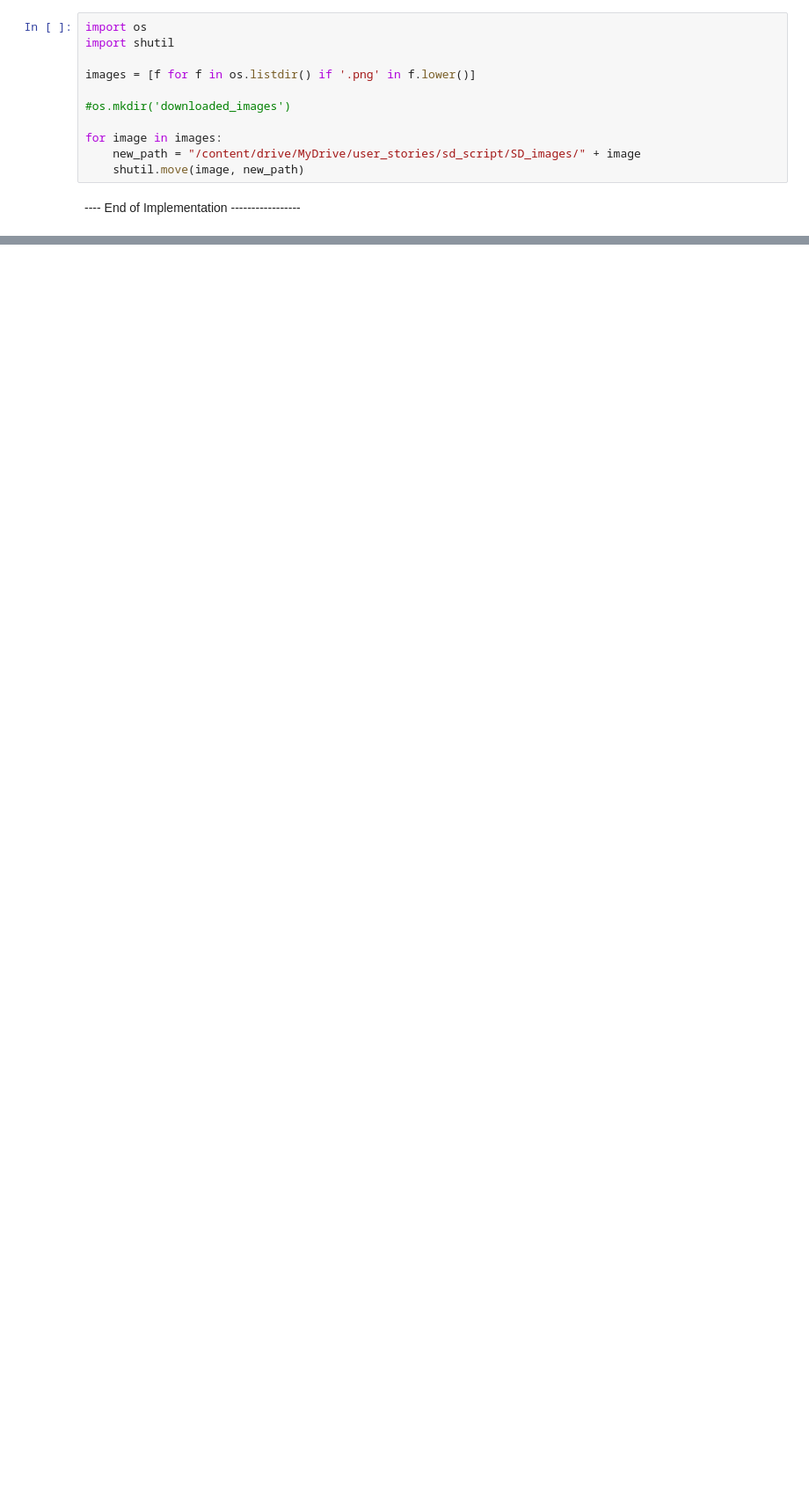
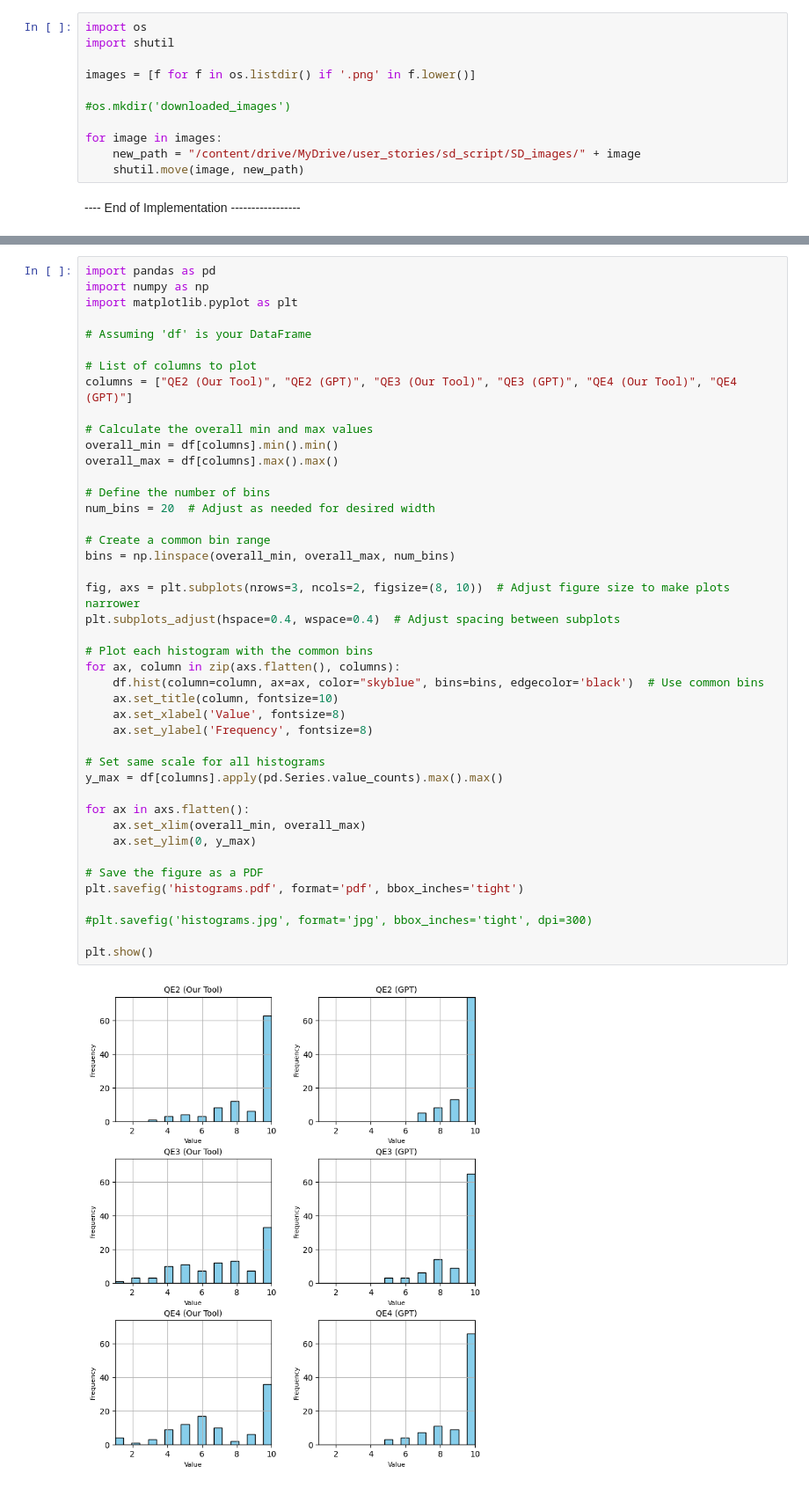
Before and after one commit to Jahan2021/From_User_Stories_to_SD, a Jupyter notebook: SD_from_US.ipynb, the cells around one changed output, grey strips where cells are left out. Shown at 88% size. Saved outputs shown, nothing was run; the diff lists cells and outputs as text; blank space fills up the shorter version.

```diff
--- a/SD_from_US.ipynb
+++ b/SD_from_US.ipynb
@@ -452,0 +541,45 @@ for image in images:
+# %%
+import pandas as pd
+import numpy as np
+import matplotlib.pyplot as plt
+
+# Assuming 'df' is your DataFrame
+
+# List of columns to plot
+columns = ["QE2 (Our Tool)", "QE2 (GPT)", "QE3 (Our Tool)", "QE3 (GPT)", "QE4 (Our Tool)", "QE4 (GPT)"]
+
+# Calculate the overall min and max values
+overall_min = df[columns].min().min()
+overall_max = df[columns].max().max()
+
+# Define the number of bins
+num_bins = 20  # Adjust as needed for desired width
+
+# Create a common bin range
+bins = np.linspace(overall_min, overall_max, num_bins)
+
+fig, axs = plt.subplots(nrows=3, ncols=2, figsize=(8, 10))  # Adjust figure size to make plots narrower
+plt.subplots_adjust(hspace=0.4, wspace=0.4)  # Adjust spacing between subplots
+
+# Plot each histogram with the common bins
+for ax, column in zip(axs.flatten(), columns):
+    df.hist(column=column, ax=ax, color="skyblue", bins=bins, edgecolor='black')  # Use common bins
+    ax.set_title(column, fontsize=10)
+    ax.set_xlabel('Value', fontsize=8)
+    ax.set_ylabel('Frequency', fontsize=8)
+
+# Set same scale for all histograms
+y_max = df[columns].apply(pd.Series.value_counts).max().max()
+
+for ax in axs.flatten():
+    ax.set_xlim(overall_min, overall_max)
+    ax.set_ylim(0, y_max)
+
+# Save the figure as a PDF
+plt.savefig('histograms.pdf', format='pdf', bbox_inches='tight')
+
+#plt.savefig('histograms.jpg', format='jpg', bbox_inches='tight', dpi=300)
+
+plt.show()
+# %% [output]
+[figure, added]
```
Also changed, not shown: parts of 16 cells of this notebook.
